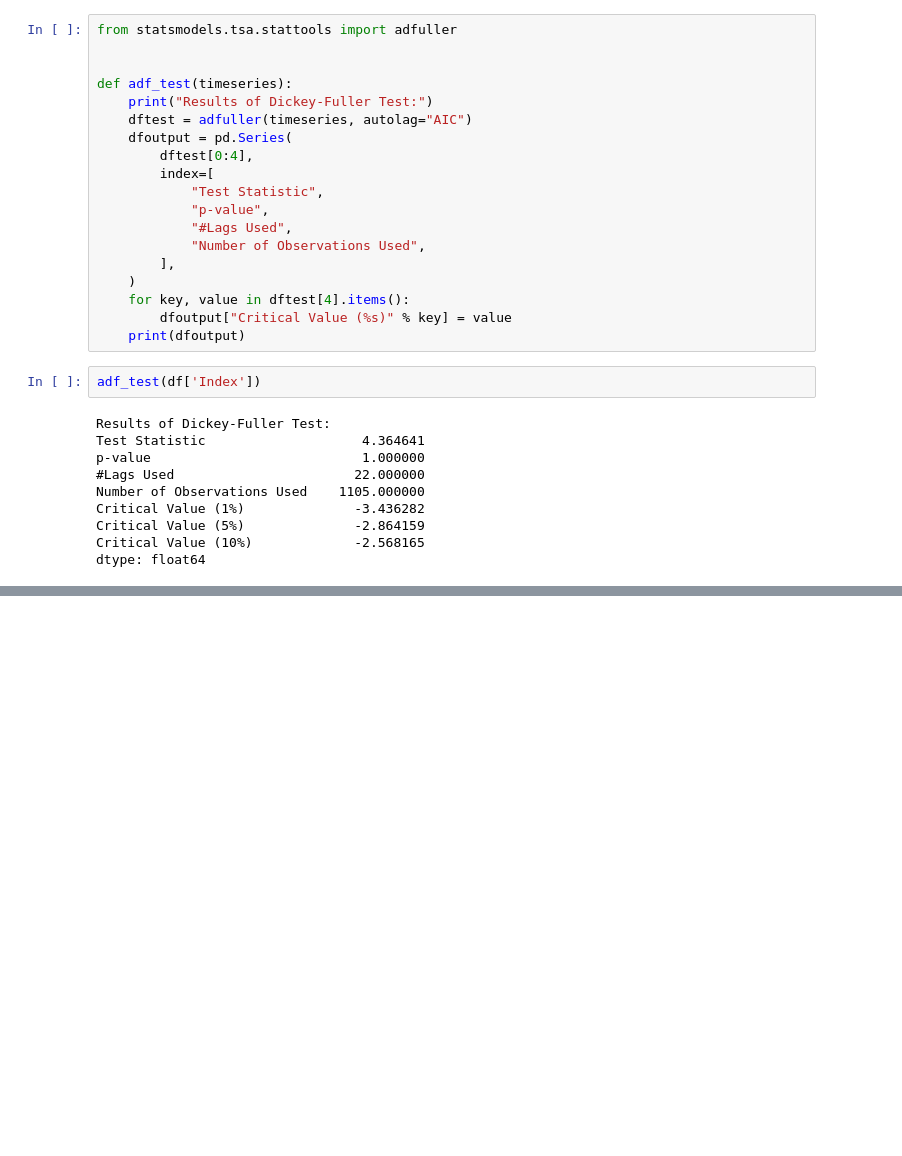
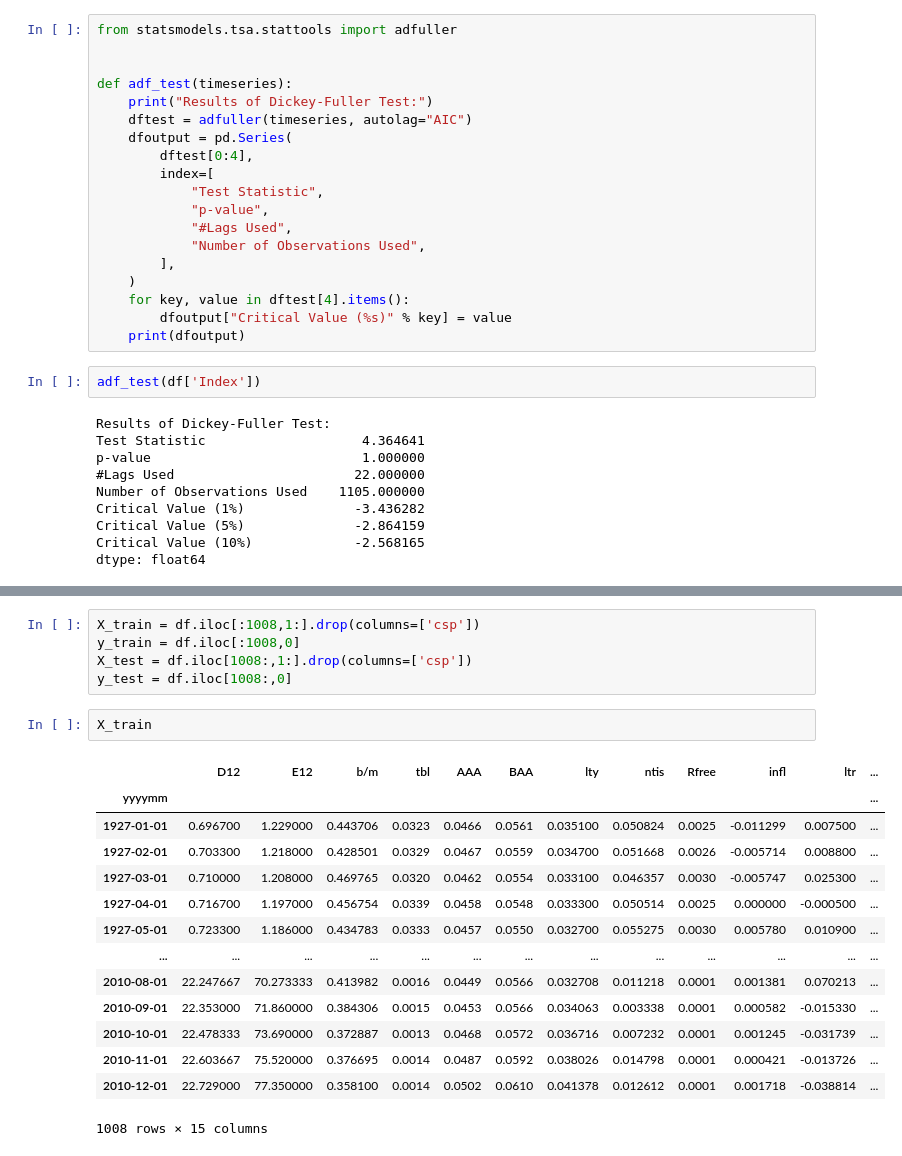
Before and after one commit to yankikalfa/MGTF-405-Business-Forecasting, a Jupyter notebook: Test_Codes.ipynb, the cells around one changed output, grey strips where cells are left out. Drawn from its saved outputs; the diff is of its cells as text; blank space fills up the shorter version.

```diff
--- a/Test_Codes.ipynb
+++ b/Test_Codes.ipynb
@@ -245,0 +282,22 @@ dtype: float64
+# %%
+X_train = df.iloc[:1008,1:].drop(columns=['csp'])
+y_train = df.iloc[:1008,0]
+X_test = df.iloc[1008:,1:].drop(columns=['csp'])
+y_test = df.iloc[1008:,0]
+# %%
+X_train
+# %% [output]
+|  | D12 | E12 | b/m | tbl | AAA | BAA | lty | ntis | Rfree | infl | ltr | ... |
+| yyyymm |  |  |  |  |  |  |  |  |  |  |  | ... |
+| 1927-01-01 | 0.696700 | 1.229000 | 0.443706 | 0.0323 | 0.0466 | 0.0561 | 0.035100 | 0.050824 | 0.0025 | -0.011299 | 0.007500 | ... |
+| 1927-02-01 | 0.703300 | 1.218000 | 0.428501 | 0.0329 | 0.0467 | 0.0559 | 0.034700 | 0.051668 | 0.0026 | -0.005714 | 0.008800 | ... |
+| 1927-03-01 | 0.710000 | 1.208000 | 0.469765 | 0.0320 | 0.0462 | 0.0554 | 0.033100 | 0.046357 | 0.0030 | -0.005747 | 0.025300 | ... |
+| 1927-04-01 | 0.716700 | 1.197000 | 0.456754 | 0.0339 | 0.0458 | 0.0548 | 0.033300 | 0.050514 | 0.0025 | 0.000000 | -0.000500 | ... |
+| 1927-05-01 | 0.723300 | 1.186000 | 0.434783 | 0.0333 | 0.0457 | 0.0550 | 0.032700 | 0.055275 | 0.0030 | 0.005780 | 0.010900 | ... |
+| ... | ... | ... | ... | ... | ... | ... | ... | ... | ... | ... | ... | ... |
+| 2010-08-01 | 22.247667 | 70.273333 | 0.413982 | 0.0016 | 0.0449 | 0.0566 | 0.032708 | 0.011218 | 0.0001 | 0.001381 | 0.070213 | ... |
+| 2010-09-01 | 22.353000 | 71.860000 | 0.384306 | 0.0015 | 0.0453 | 0.0566 | 0.034063 | 0.003338 | 0.0001 | 0.000582 | -0.015330 | ... |
+| 2010-10-01 | 22.478333 | 73.690000 | 0.372887 | 0.0013 | 0.0468 | 0.0572 | 0.036716 | 0.007232 | 0.0001 | 0.001245 | -0.031739 | ... |
+| 2010-11-01 | 22.603667 | 75.520000 | 0.376695 | 0.0014 | 0.0487 | 0.0592 | 0.038026 | 0.014798 | 0.0001 | 0.000421 | -0.013726 | ... |
+| 2010-12-01 | 22.729000 | 77.350000 | 0.358100 | 0.0014 | 0.0502 | 0.0610 | 0.041378 | 0.012612 | 0.0001 | 0.001718 | -0.038814 | ... |
+1008 rows × 15 columns
```
Also changed, not shown: parts of 60 cells of this notebook.
